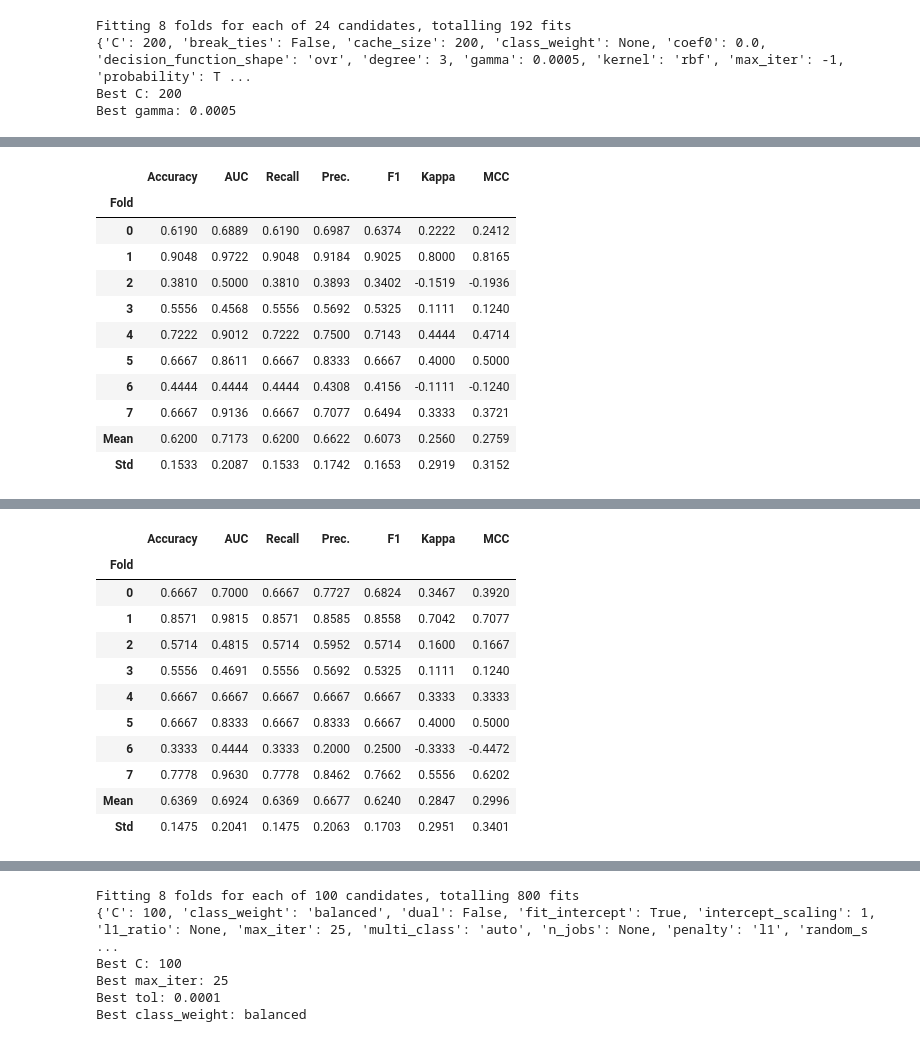
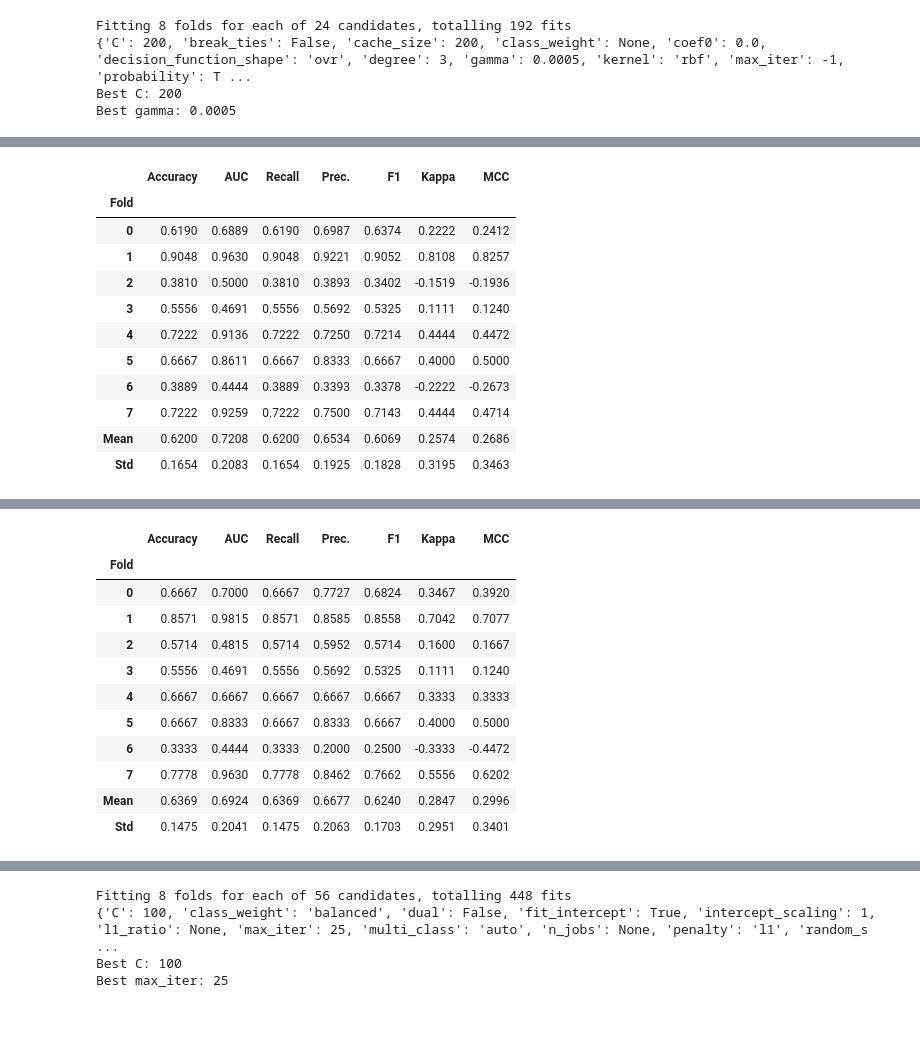
Before and after one commit to pmagbor/ds9000_project, a Jupyter notebook: 04_training_models.ipynb, the cells around one changed output, grey strips where cells are left out. Cells and saved outputs as stored; diff of their text form; code cells hidden in the pictures.

```diff
--- a/04_training_models.ipynb
+++ b/04_training_models.ipynb
@@ -446,45 +428,38 @@ Best C: 200
 Best gamma: 0.0005
 # %%
 # making lasso model and tuning hyperparameters
-lasso_clf = create_model('lr', penalty='l1', solver='liblinear')
+lasso_clf = create_model('lr', penalty='l1', solver='liblinear', class_weight='balanced')
 
 # Define custom grid for L1 logistic regression hyperparameters
 params = {
     "C": [0.001, 0.01, 0.1, 1, 10, 100, 1000],  # Inverse regularization strength
-    "max_iter": [15, 20, 25, 50, 100, 200, 500, 1000],          # Maximum iterations
-    "tol": [1e-4, 1e-3, 1e-2],                  # Tolerance for stopping criteria
-    "class_weight": [None, 'balanced']          # Handle class imbalance
+    "max_iter": [15, 20, 25, 50, 100, 200, 500, 1000]          # Maximum iterations
 }
-
-# Tune with custom grid (use search_algorithm='grid' for exhaustive grid search)
-# tuned_lasso_clf = tune_model(lasso_clf, custom_grid=params, search_algorithm='grid')
 
 # Or use random search with n_iter
 tuned_lasso_clf = tune_model(lasso_clf, custom_grid=params, n_iter=100)
 
 # get all hyperparameters of the best model
 best_params = tuned_lasso_clf.get_params()
 print(best_params)
 
 # accessing specific hyperparameters
 print(f"Best C: {tuned_lasso_clf.get_params()['C']}")
 print(f"Best max_iter: {tuned_lasso_clf.get_params()['max_iter']}")
-print(f"Best tol: {tuned_lasso_clf.get_params()['tol']}")
-print(f"Best class_weight: {tuned_lasso_clf.get_params()['class_weight']}")
 # %% [output]
 [interactive output not drawn]
 |  | Accuracy | AUC | Recall | Prec. | F1 | Kappa | MCC |
 | Fold |  |  |  |  |  |  |  |
 | 0 | 0.6190 | 0.6889 | 0.6190 | 0.6987 | 0.6374 | 0.2222 | 0.2412 |
-| 1 | 0.9048 | 0.9722 | 0.9048 | 0.9184 | 0.9025 | 0.8000 | 0.8165 |
+| 1 | 0.9048 | 0.9630 | 0.9048 | 0.9221 | 0.9052 | 0.8108 | 0.8257 |
 | 2 | 0.3810 | 0.5000 | 0.3810 | 0.3893 | 0.3402 | -0.1519 | -0.1936 |
-| 3 | 0.5556 | 0.4568 | 0.5556 | 0.5692 | 0.5325 | 0.1111 | 0.1240 |
-| 4 | 0.7222 | 0.9012 | 0.7222 | 0.7500 | 0.7143 | 0.4444 | 0.4714 |
+| 3 | 0.5556 | 0.4691 | 0.5556 | 0.5692 | 0.5325 | 0.1111 | 0.1240 |
+| 4 | 0.7222 | 0.9136 | 0.7222 | 0.7250 | 0.7214 | 0.4444 | 0.4472 |
 | 5 | 0.6667 | 0.8611 | 0.6667 | 0.8333 | 0.6667 | 0.4000 | 0.5000 |
-| 6 | 0.4444 | 0.4444 | 0.4444 | 0.4308 | 0.4156 | -0.1111 | -0.1240 |
-| 7 | 0.6667 | 0.9136 | 0.6667 | 0.7077 | 0.6494 | 0.3333 | 0.3721 |
-| Mean | 0.6200 | 0.7173 | 0.6200 | 0.6622 | 0.6073 | 0.2560 | 0.2759 |
-| Std | 0.1533 | 0.2087 | 0.1533 | 0.1742 | 0.1653 | 0.2919 | 0.3152 |
+| 6 | 0.3889 | 0.4444 | 0.3889 | 0.3393 | 0.3378 | -0.2222 | -0.2673 |
+| 7 | 0.7222 | 0.9259 | 0.7222 | 0.7500 | 0.7143 | 0.4444 | 0.4714 |
+| Mean | 0.6200 | 0.7208 | 0.6200 | 0.6534 | 0.6069 | 0.2574 | 0.2686 |
+| Std | 0.1654 | 0.2083 | 0.1654 | 0.1925 | 0.1828 | 0.3195 | 0.3463 |
 [interactive output not drawn]
 [interactive output not drawn]
 |  | Accuracy | AUC | Recall | Prec. | F1 | Kappa | MCC |
@@ -500,9 +475,7 @@ print(f"Best class_weight: {tuned_lasso_clf.get_params()['class_weight']}")
 | Mean | 0.6369 | 0.6924 | 0.6369 | 0.6677 | 0.6240 | 0.2847 | 0.2996 |
 | Std | 0.1475 | 0.2041 | 0.1475 | 0.2063 | 0.1703 | 0.2951 | 0.3401 |
 [interactive output not drawn]
-Fitting 8 folds for each of 100 candidates, totalling 800 fits
+Fitting 8 folds for each of 56 candidates, totalling 448 fits
 {'C': 100, 'class_weight': 'balanced', 'dual': False, 'fit_intercept': True, 'intercept_scaling': 1, 'l1_ratio': None, 'max_iter': 25, 'multi_class': 'auto', 'n_jobs': None, 'penalty': 'l1', 'random_s ...
 Best C: 100
 Best max_iter: 25
-Best tol: 0.0001
-Best class_weight: balanced
```
Also changed, not shown: parts of 8 cells of this notebook.
